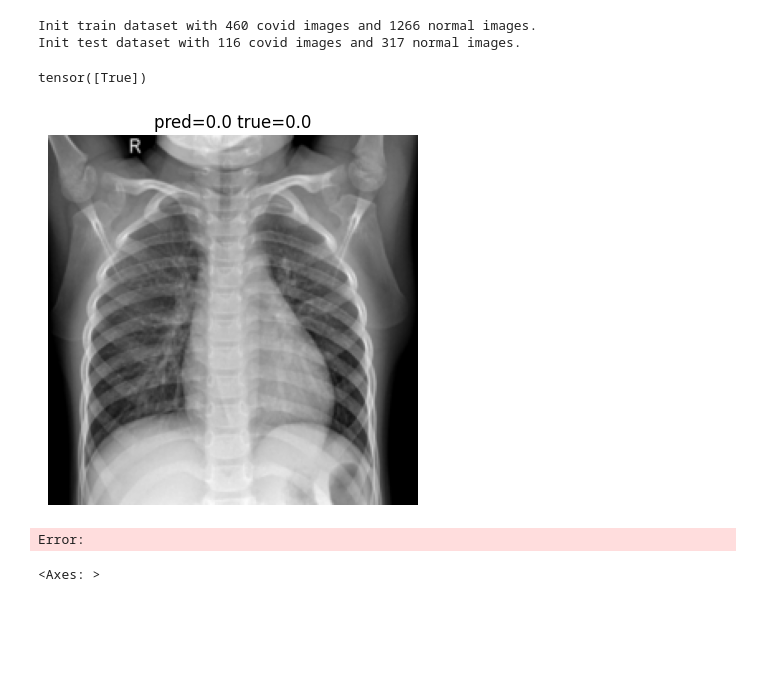
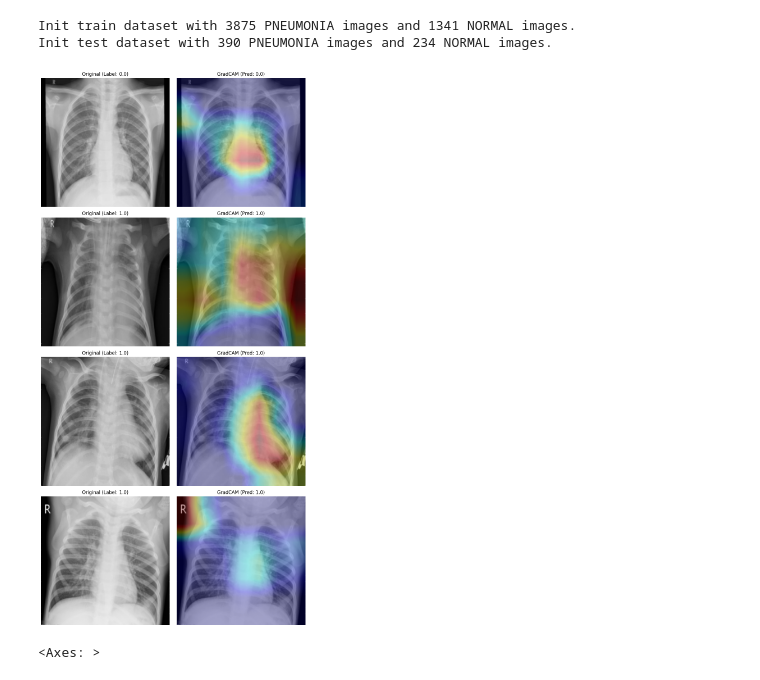
Before and after one commit to davide-beltrame/medimg-saliency-benchmark, a Jupyter notebook: medimg-saliency-benchmark/main.ipynb, the cells around one changed output. Cells and saved outputs as stored; diff of their text form; code cells hidden in the pictures; blank space fills up the shorter version.

```diff
--- a/medimg-saliency-benchmark/main.ipynb
+++ b/medimg-saliency-benchmark/main.ipynb
@@ -8,56 +8,86 @@ import numpy as np
 import cv2
 import matplotlib.pyplot as plt
 from utils import BaseConfig
+import torch
+
 reload(datamodule)
 reload(models)
 reload(saliency)
 
+PATH_TO_CKPT = "/home/brimax/repos/medimg-saliency-benchmark/medimg-saliency-benchmark/checkpoints/rn_0.12.ckpt"
+ALPHA = 0.3
+N = 4  # Number of images to sample
+device = "cuda" if torch.cuda.is_available() else "cpu"
 
-def overlay_gradcam_on_image(img_tensor, cam, alpha=0):
-
+def overlay_gradcam_on_image(img_tensor, cam, alpha=0.5):
     # img_tensor: shape [1, 3, H, W] (unnormalized, float [0,1])
     img_np = img_tensor.squeeze(0).detach().cpu().numpy()  # [3, H, W]
     img_np = np.transpose(img_np, (1, 2, 0))      # [H, W, 3]
     img_np = (img_np * 255).astype(np.uint8)
 
     # Resize cam to match image size
     cam_resized = cv2.resize(cam, (img_np.shape[1], img_np.shape[0]))
     heatmap = cv2.applyColorMap(np.uint8(255 * cam_resized), cv2.COLORMAP_JET)
     heatmap = cv2.cvtColor(heatmap, cv2.COLOR_BGR2RGB)
 
     # Blend heatmap with original image
     overlay = cv2.addWeighted(img_np, 1 - alpha, heatmap, alpha, 0)
     return overlay
 
 config = BaseConfig("./config.json")
 dm = datamodule.Datamodule(config)
 dm.setup()
 dl = dm.test_dataloader()
-batch = next(iter(dl))
-X, y = batch
-# plt.imshow(X.permute(1, 2, 0))
-# y = "COVID19" if y else "NORMAL"
-# plt.title(f"{y}")
-# plt.show()
 
-model = models.BaseCNN.load_from_checkpoint("/home/brimax/repos/medimg-saliency-benchmark/medimg-saliency-benchmark/checkpoints/mn_0.69.ckpt")
+# Sample N random indices
+indices = np.random.choice(len(dm.test_ds), N, replace=False)
+
+# Fetch the corresponding batch of images
+images = []
+labels = []
+for idx in indices:
+    X, y = dm.test_ds[idx]
+    images.append(X)
+    labels.append(y)
+
+# Convert lists to tensors
+X = torch.stack(images).to(device)
+y = torch.tensor(labels).to(device)
+
+model = models.BaseCNN.load_from_checkpoint(PATH_TO_CKPT).to(device)
 model.eval()
 pred = model.predict(X)
-exit()
-gcam = saliency.GradCAM(model.model.cpu())
-cam = gcam(X[[0]])
-print(pred.view(-1).cpu() == y)
-overlay = overlay_gradcam_on_image(X[[0]], cam)
-plt.imshow(overlay)
-plt.axis('off')
-plt.title(f"pred={pred[0].item()} true={y.item()}")
+
+gcam = saliency.GradCAM(model.model)
+cams = []
+model.to(device)
+gcam = saliency.GradCAM(model.model)
+for i in range(N):
+    single_cam = gcam(X[[i]])  # Add batch dimension with X[[i]]
+    cams.append(single_cam)
+# Plotting
+fig, axes = plt.subplots(N, 2, figsize=(10, 5*N))  # Adjust figure size as needed
+
+for i in range(N):
+    # Original Image
+    img = X[i].permute(1, 2, 0).cpu().numpy()
+    img = (img * 255).astype(np.uint8)
+    axes[i, 0].imshow(img)
+    axes[i, 0].axis('off')
+    axes[i, 0].set_title(f"Original (Label: {y[i].item()})")
+
+    # GradCAM Overlay
+    overlay = overlay_gradcam_on_image(X[i:i+1], cams[i], alpha=ALPHA)
+    axes[i, 1].imshow(overlay)
+    axes[i, 1].axis('off')
+    axes[i, 1].set_title(f"GradCAM (Pred: {pred[i].item()})")
+
+plt.tight_layout()
 plt.show()
 # %% [output]
-Init train dataset with 460 covid images and 1266 normal images.
-Init test dataset with 116 covid images and 317 normal images.
+Init train dataset with 3875 PNEUMONIA images and 1341 NORMAL images.
+Init test dataset with 390 PNEUMONIA images and 234 NORMAL images.
-tensor([True])
-[figure, old version]
+[figure, new version]
-Error:
 # %%
 import pandas as pd
 
```
Also changed, not shown: 5 other files.
